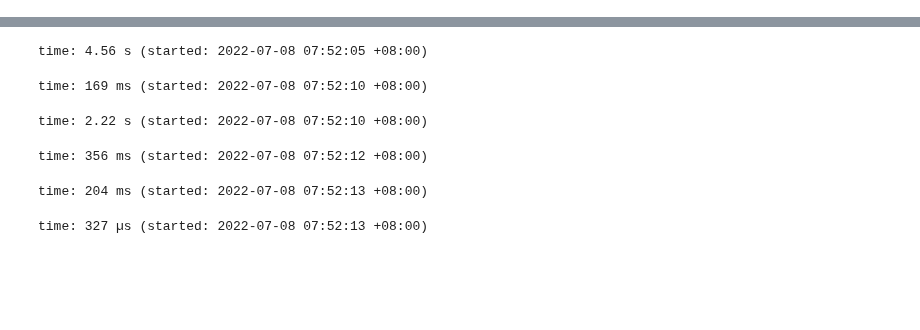
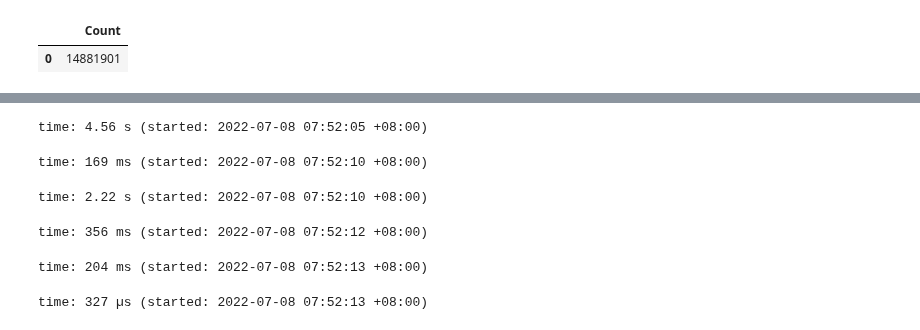
Before and after one commit to chiaolun/trend_following, a Jupyter notebook: analysis.ipynb, the cells around one changed output, grey strips where cells are left out. Cells and saved outputs as stored; diff of their text form; code cells hidden in the pictures; blank space fills up the shorter version.

```diff
--- a/analysis.ipynb
+++ b/analysis.ipynb
@@ -259,0 +41,2 @@ time: 1.93 s (started: 2022-07-08 07:52:03 +08:00)
+# %%
+months = pd.Series({m: i for i, m in enumerate("FGHJKMNQUVXZ")}).rename("int").reset_index()
@@ -259,0 +263,19 @@ time: 1.93 s (started: 2022-07-08 07:52:03 +08:00)
+# %%
+%%sql
+CREATE TABLE expiry_ints AS
+WITH expiries AS (
+    SELECT contract, expiry, date,
+    CAST(expiry[\:4] AS INTEGER) AS exp_yr, expiry[5] AS exp_mth
+    FROM dailies
+)
+SELECT
+contract, date, expiry,
+(
+    exp_yr - YEAR(date) - CAST(months.int + 1 < MONTH(date) AS INTEGER)
+) * 12 + months.int
+AS expiry_int
+FROM expiries, months
+WHERE expiries.exp_mth = months.index
+# %% [output]
+|  | Count |
+| 0 | 14881901 |
```
Also changed, not shown: parts of 46 cells of this notebook, 1 other file.
